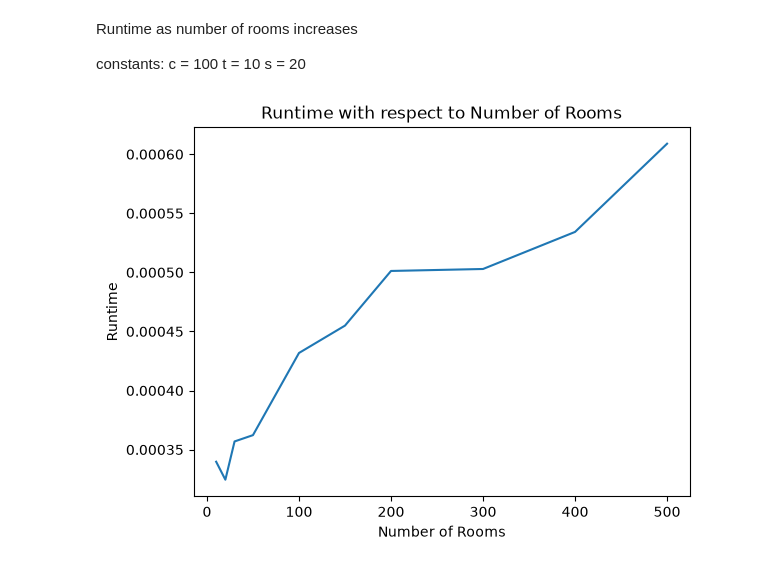
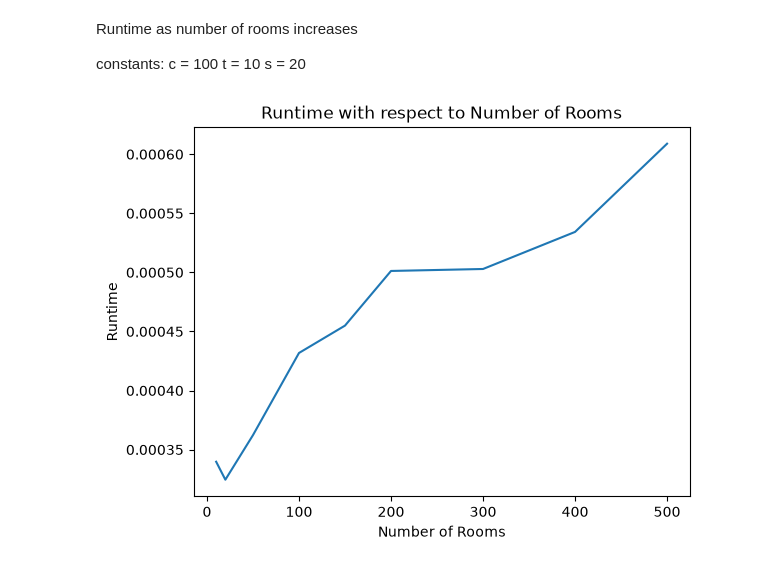
Before and after one commit to enkennedy/cs340_project, a Jupyter notebook: time_analysis/time_analysis.ipynb, the cells around one changed output. Cells and saved outputs as stored; diff of their text form; code cells hidden in the pictures.

```diff
--- a/time_analysis/time_analysis.ipynb
+++ b/time_analysis/time_analysis.ipynb
@@ -78,22 +78,21 @@ constants:
     t = 10
     s = 20
 # %%
-numRooms = [10, 20, 30, 50, 100, 150, 200, 300, 400, 500]
+numRooms = [10, 20, 50, 100, 150, 200, 300, 400, 500]
 times3 = [0.000339750200510025,
 0.00032454170286655426,
-0.00035691680386662483,
 0.00036225002259016037,
 0.00043179187923669815,
 0.00045495806261897087,
 0.0005012080073356628,
 0.0005028750747442245,
 0.0005342499352991581,
 0.0006089173257350922]
 
 plt.plot(numRooms, times3)
 plt.xlabel("Number of Rooms")
 plt.ylabel("Runtime")
 plt.title("Runtime with respect to Number of Rooms")
 plt.show()
 # %% [output]
-[figure, old version]
+[figure, new version]
```
Also changed, not shown: 3 other files.
